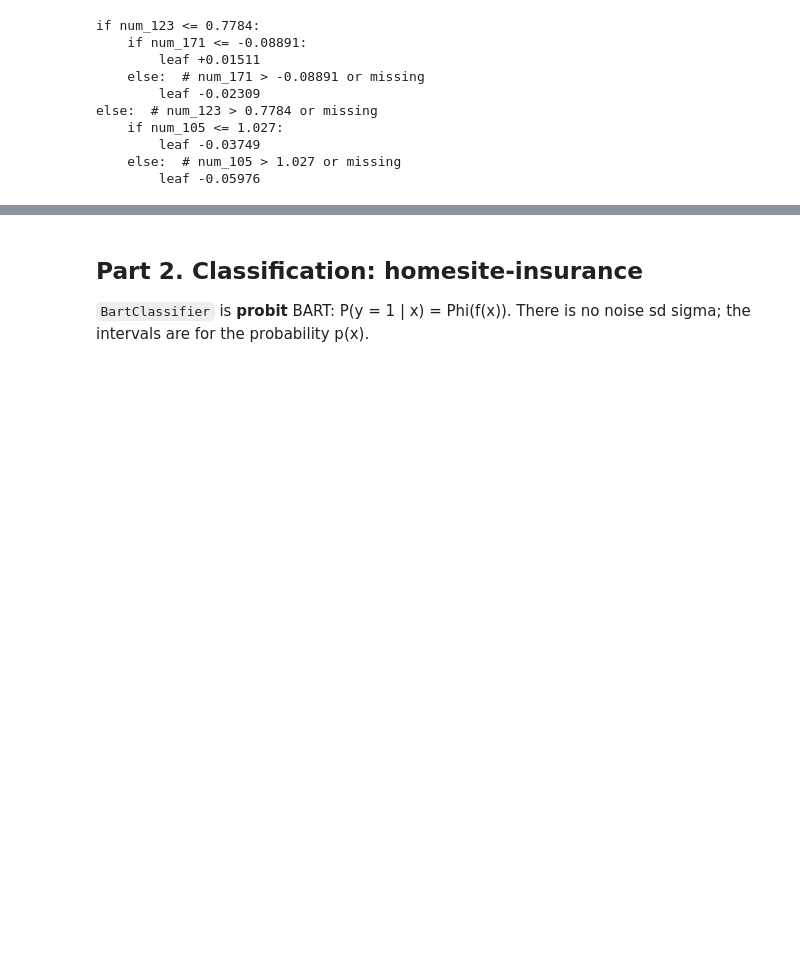
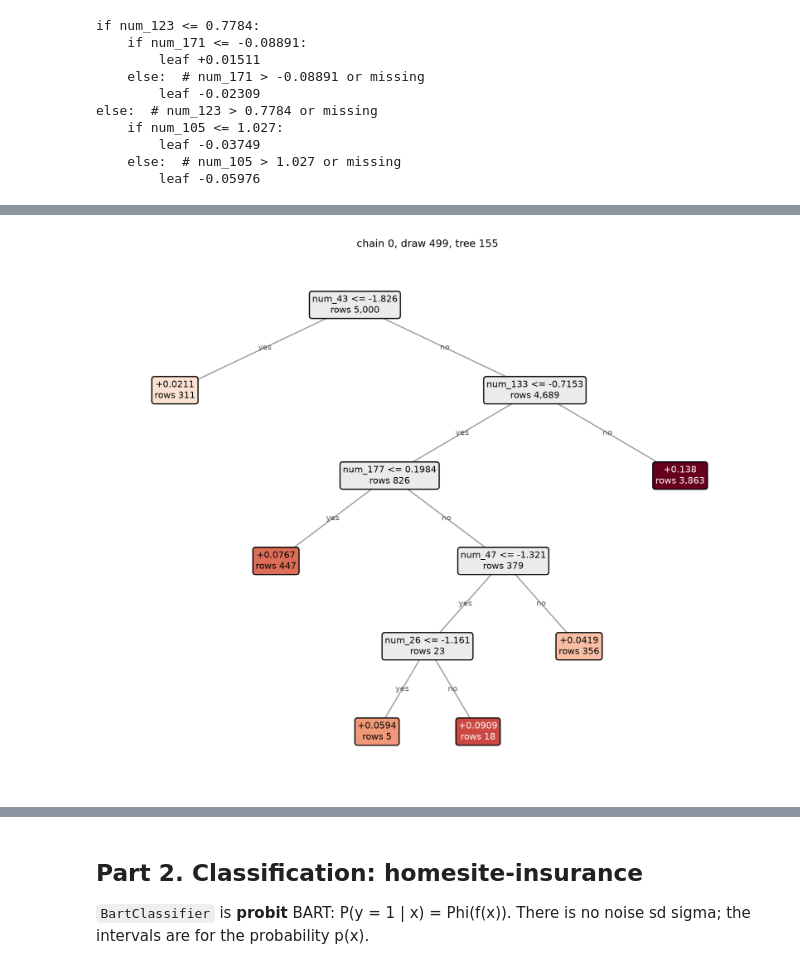
Before and after one commit to yingboli/tree_ensembles, a Jupyter notebook: notebooks/bart_demo.ipynb, the cells around one changed output, grey strips where cells are left out. Cells and saved outputs as stored; diff of their text form; code cells hidden in the pictures; blank space fills up the shorter version.

```diff
--- a/notebooks/bart_demo.ipynb
+++ b/notebooks/bart_demo.ipynb
@@ -312,0 +324,4 @@ else:  # num_123 > 0.7784 or missing
+# %%
+table = reg.trees_to_dataframe(chains=0, draws=-1, X=X_test)
+print(table.shape)
+table.head(8)
@@ -312,0 +339,6 @@ else:  # num_123 > 0.7784 or missing
+# %%
+# the largest tree of that draw
+splits_per_tree = table[~table["is_leaf"]].groupby("tree").size()
+plot_tree(table[table["tree"] == splits_per_tree.idxmax()]);
+# %% [output]
+[figure, added]
```
Also changed, not shown: parts of 10 cells of this notebook, 12 other files.
